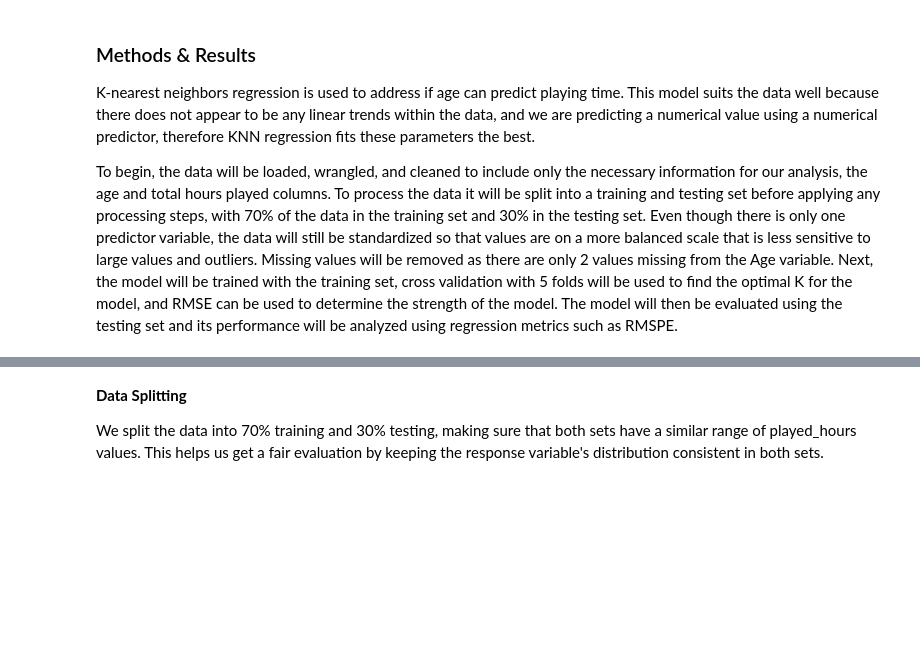
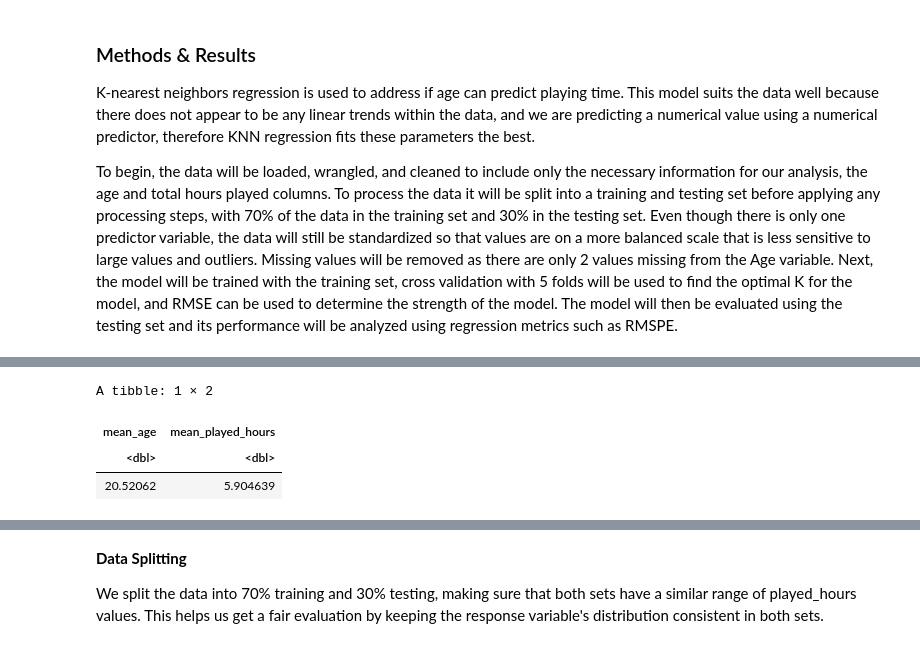
Before and after one commit to ckmidas/dsci100-2024w-group14, a Jupyter notebook: project_final.ipynb, the cells around one changed output, grey strips where cells are left out. Drawn from its saved outputs; the diff is of its cells as text; code cells hidden in the pictures; blank space fills up the shorter version.

```diff
--- a/project_final.ipynb
+++ b/project_final.ipynb
@@ -75,0 +98,13 @@ A tibble: 6 × 7
+# %%
+# Wrangles, Cleans, and means
+players_clean<-players|> select(Age, played_hours)|>
+    filter(!is.na(Age)) |> # Remove observations with missing ages
+    head()
+players_mean <- players |>
+    summarize(mean_age = mean(Age, na.rm = TRUE), mean_played_hours = mean(played_hours, na.rm = TRUE))
+players_mean
+# %% [output]
+A tibble: 1 × 2
+| mean_age | mean_played_hours |
+| <dbl> | <dbl> |
+| 20.52062 | 5.904639 |
```
Also changed, not shown: parts of 10 cells of this notebook.
